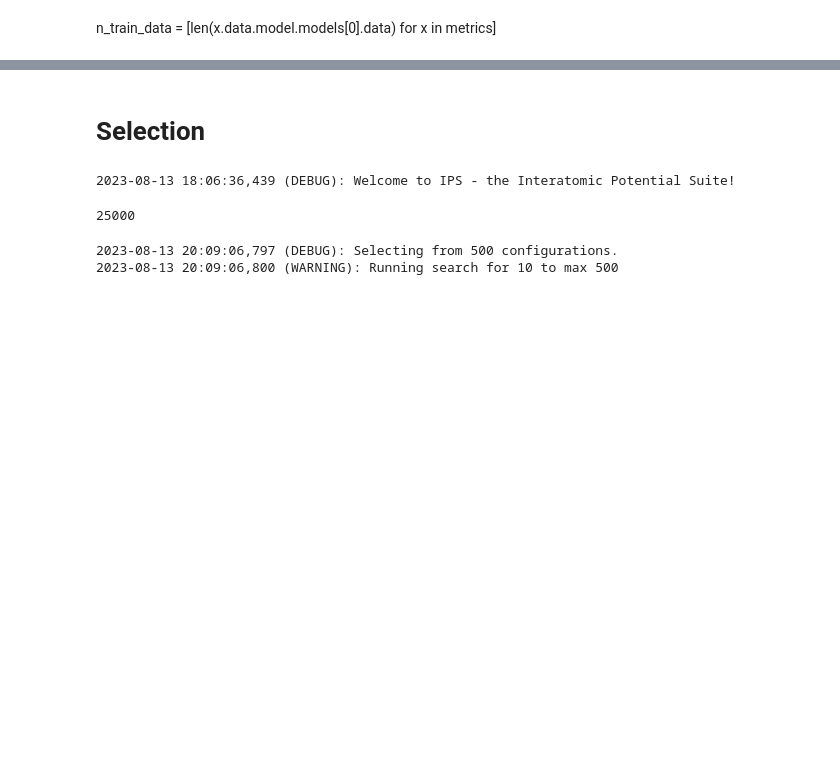
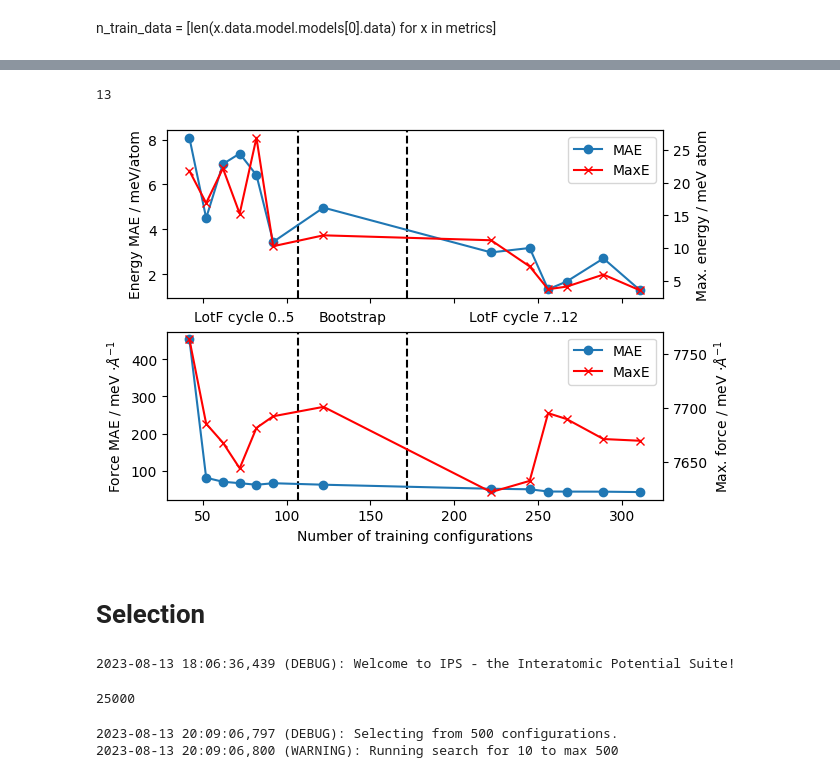
Before and after one commit to IPSProjects/DMSO, a Jupyter notebook: eval.ipynb, the cells around one changed output, grey strips where cells are left out. Cells and saved outputs as stored; diff of their text form; code cells hidden in the pictures; blank space fills up the shorter version.

```diff
--- a/eval.ipynb
+++ b/eval.ipynb
@@ -119,3 +79,60 @@ fig.savefig("energy_v_n.png", bbox_inches ="tight", dpi=600)
+# %%
+len(n_train_data)
+# %% [output]
+13
+# %%
+fig, ax = plt.subplots(2, 1, sharex=True)
+data = [x.energy["mae"] for x in metrics]
+
+al0_6 = np.mean([n_train_data[5], n_train_data[6]])
+bootstrap = np.mean([n_train_data[6], n_train_data[7]])
+
+# create a verticle line with the label AL0 at x=10
+ax[0].axvline(x=al0_6, color="black", linestyle="--")
+ax[0].axvline(x=bootstrap, color="black", linestyle="--")
+# ax[0].axvline(x=n_train_data[8], color="black", linestyle="--")
+# annotate each line with a text
+ax[0].text(np.mean([n_train_data[0], al0_6]), 0.1, "LotF cycle 0..5", horizontalalignment='center', verticalalignment='center')
+ax[0].text(np.mean([al0_6, bootstrap]), 0.1, "Bootstrap", horizontalalignment='center', verticalalignment='center')
+ax[0].text(np.mean([bootstrap, n_train_data[-1]]), 0.1, "LotF cycle 7..12", horizontalalignment='center', verticalalignment='center')
+
+ax[1].axvline(x=al0_6, color="black", linestyle="--")
+ax[1].axvline(x=bootstrap, color="black", linestyle="--")
+# ax[1].axvline(x=n_train_data[6], color="black", linestyle="--")
+# ax[1].axvline(x=n_train_data[7], color="black", linestyle="--")
+# # ax[1].axvline(x=n_train_data[8], color="black", linestyle="--")
+
+
+ls1 = ax[0].plot(n_train_data, data, "-o", label="MAE")
+ax[0].set_ylabel("Energy MAE / meV/atom")
+ax2 = ax[0].twinx()
+data = [x.energy["max"] for x in metrics]
+ls2 = ax2.plot(n_train_data, data, "-x", color="red", label="MaxE")
+ax2.set_ylabel("Max. energy / meV atom")
+# ax2.set_ylim(-1.5, 12)
+
+# added these three lines
+labs = [l.get_label() for l in ls1+ls2]
+ax[0].legend(ls1+ls2, labs, loc=0)
+ax[1].legend(ls1+ls2, labs, loc=0)
+
+data = [x.forces["mae"] for x in metrics]
+ax[1].plot(n_train_data, data, "-o")
+# add twin axis and plot forces[max]
+ax2 = ax[1].twinx()
+data = [x.forces["max"] for x in metrics]
+ax2.plot(n_train_data, data, "-x", color="red")
+ax2.set_ylabel(r"Max. force / meV $\cdot \AA^{-1}$")
+# ax2.set_ylim(7.55, 7.80)
+
+
+# ax[1].set_yscale("log")
+ax[1].set_ylabel(r"Force MAE / meV $\cdot \AA^{-1}$")
+ax[1].set_xlabel("Number of training configurations")
+# ax[0].set_xlabel("# training configurations")
+fig.savefig("energy_v_n.pdf", bbox_inches ="tight", dpi=600)
+# %% [output]
+[figure, added]
 # %% [markdown]
 # Selection
 # %%
```
Also changed, not shown: parts of 7 cells of this notebook.
